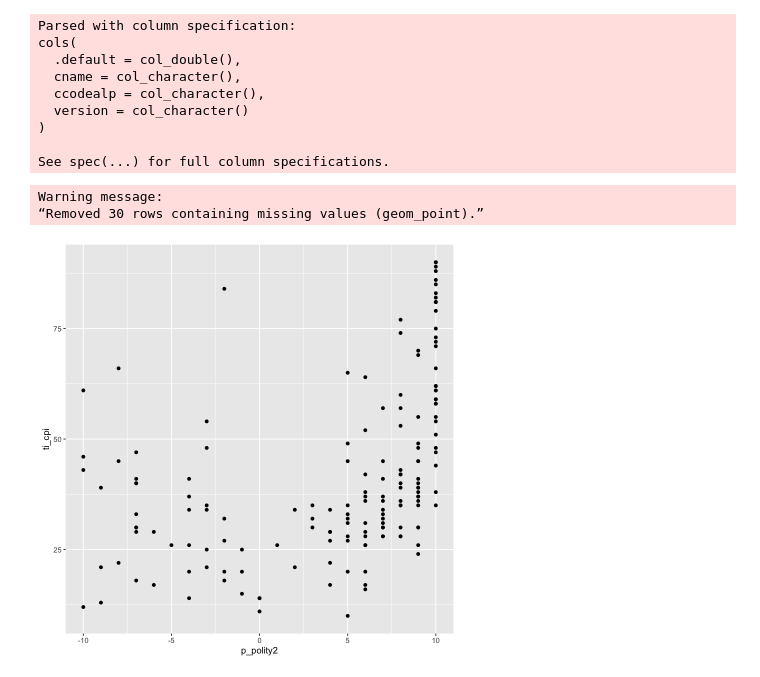
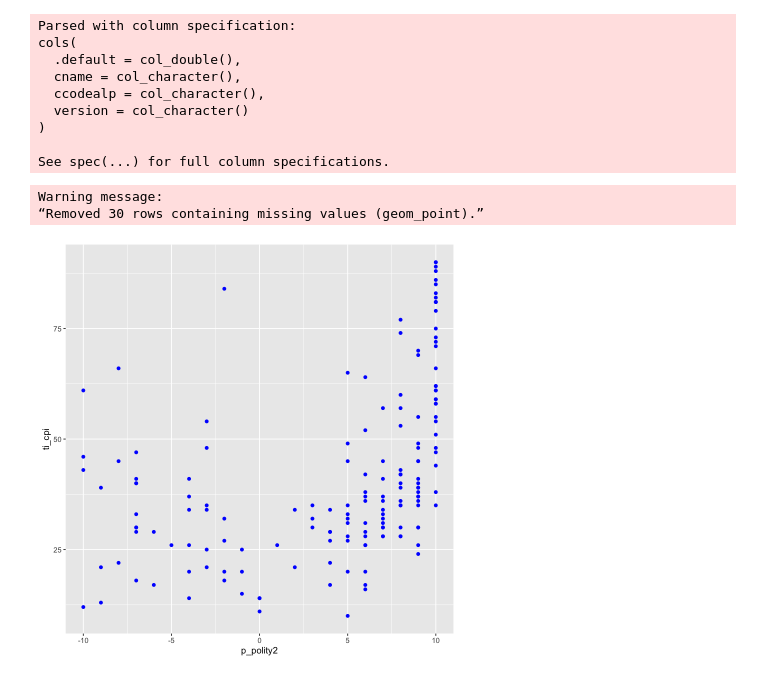
Before and after one commit to anderssundell/dots, a Jupyter notebook: interactivetest.ipynb, the cells around one changed output. Cells and saved outputs as stored; diff of their text form; code cells hidden in the pictures.

```diff
--- a/interactivetest.ipynb
+++ b/interactivetest.ipynb
@@ -30,8 +30,8 @@ cols(
 See spec(...) for full column specifications.
 # %%
 ggplot(data, aes(x=p_polity2, y=ti_cpi)) +
-    geom_point()
+    geom_point(col="blue")
 # %% [output]
 Warning message:
 “Removed 30 rows containing missing values (geom_point).”
-[figure, old version]
+[figure, new version]
```
Also changed, not shown: parts of 2 cells of this notebook.
